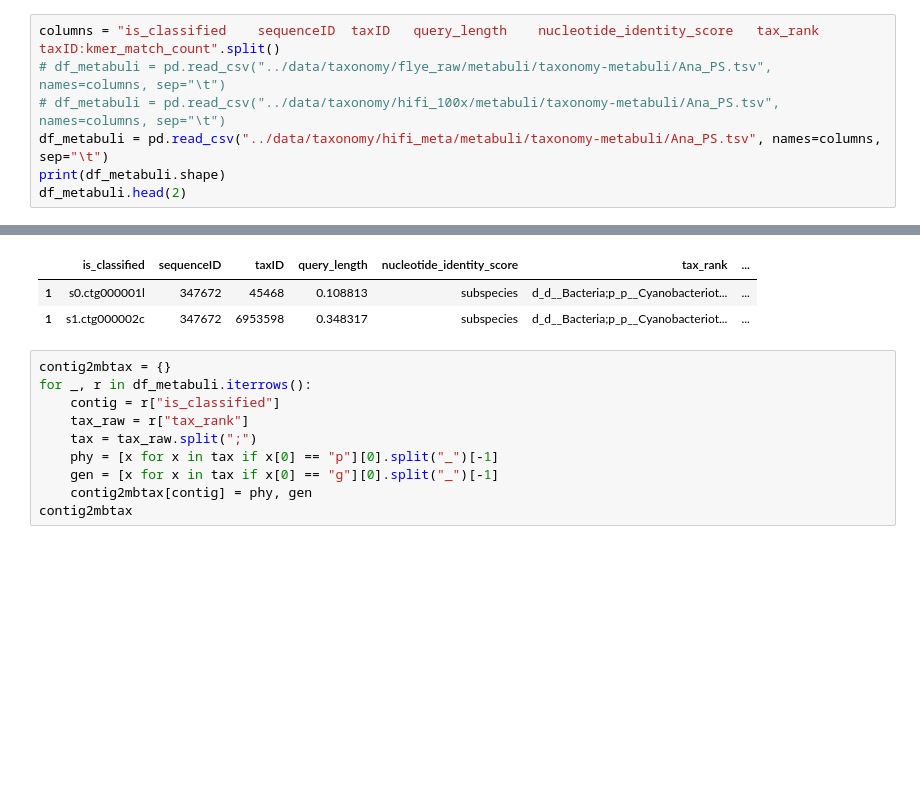
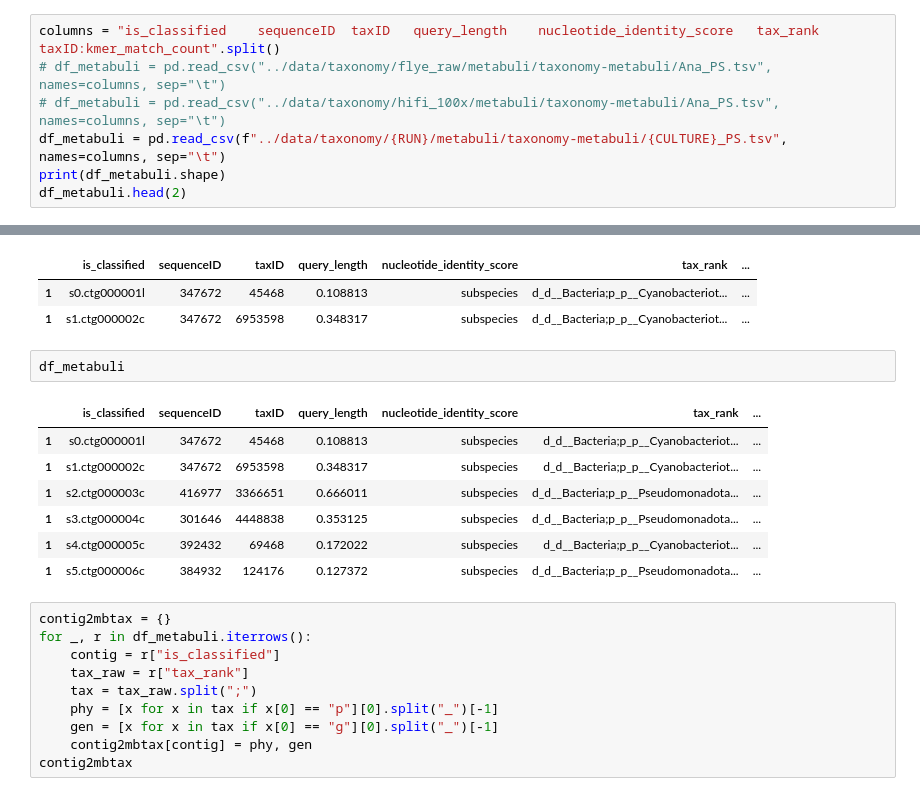
Before and after one commit to hallamlab/Genome_announcements, a Jupyter notebook: phototrophs_2026_01_20/main/ana.01.basic_stats.ipynb, the cells around one changed output, grey strips where cells are left out. Saved outputs shown, nothing was run; the diff lists cells and outputs as text; blank space fills up the shorter version.

```diff
--- a/phototrophs_2026_01_20/main/ana.01.basic_stats.ipynb
+++ b/phototrophs_2026_01_20/main/ana.01.basic_stats.ipynb
@@ -13,7 +16,7 @@ FIGURES.mkdir(parents=True, exist_ok=True)
 columns = "is_classified	sequenceID	taxID	query_length	nucleotide_identity_score	tax_rank	taxID:kmer_match_count".split()
 # df_metabuli = pd.read_csv("../data/taxonomy/flye_raw/metabuli/taxonomy-metabuli/Ana_PS.tsv", names=columns, sep="\t")
 # df_metabuli = pd.read_csv("../data/taxonomy/hifi_100x/metabuli/taxonomy-metabuli/Ana_PS.tsv", names=columns, sep="\t")
-df_metabuli = pd.read_csv("../data/taxonomy/hifi_meta/metabuli/taxonomy-metabuli/Ana_PS.tsv", names=columns, sep="\t")
+df_metabuli = pd.read_csv(f"../data/taxonomy/{RUN}/metabuli/taxonomy-metabuli/{CULTURE}_PS.tsv", names=columns, sep="\t")
 print(df_metabuli.shape)
 df_metabuli.head(2)
 # %% [output]
@@ -21,6 +24,16 @@ df_metabuli.head(2)
 |  | is_classified | sequenceID | taxID | query_length | nucleotide_identity_score | tax_rank | ... |
 | 1 | s0.ctg000001l | 347672 | 45468 | 0.108813 | subspecies | d_d__Bacteria;p_p__Cyanobacteriot... | ... |
 | 1 | s1.ctg000002c | 347672 | 6953598 | 0.348317 | subspecies | d_d__Bacteria;p_p__Cyanobacteriot... | ... |
+# %%
+df_metabuli
+# %% [output]
+|  | is_classified | sequenceID | taxID | query_length | nucleotide_identity_score | tax_rank | ... |
+| 1 | s0.ctg000001l | 347672 | 45468 | 0.108813 | subspecies | d_d__Bacteria;p_p__Cyanobacteriot... | ... |
+| 1 | s1.ctg000002c | 347672 | 6953598 | 0.348317 | subspecies | d_d__Bacteria;p_p__Cyanobacteriot... | ... |
+| 1 | s2.ctg000003c | 416977 | 3366651 | 0.666011 | subspecies | d_d__Bacteria;p_p__Pseudomonadota... | ... |
+| 1 | s3.ctg000004c | 301646 | 4448838 | 0.353125 | subspecies | d_d__Bacteria;p_p__Pseudomonadota... | ... |
+| 1 | s4.ctg000005c | 392432 | 69468 | 0.172022 | subspecies | d_d__Bacteria;p_p__Cyanobacteriot... | ... |
+| 1 | s5.ctg000006c | 384932 | 124176 | 0.127372 | subspecies | d_d__Bacteria;p_p__Pseudomonadota... | ... |
 # %%
 contig2mbtax = {}
 for _, r in df_metabuli.iterrows():
```
Also changed, not shown: parts of 4 cells of this notebook, 16 other files.
